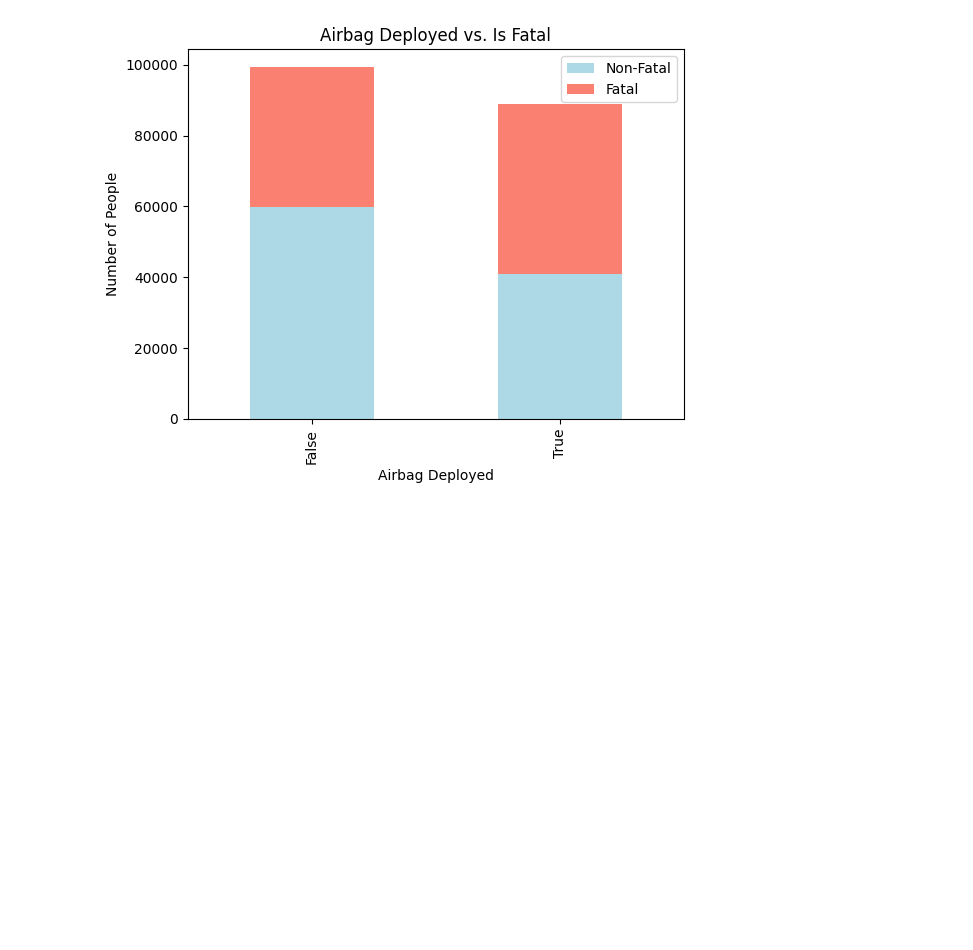
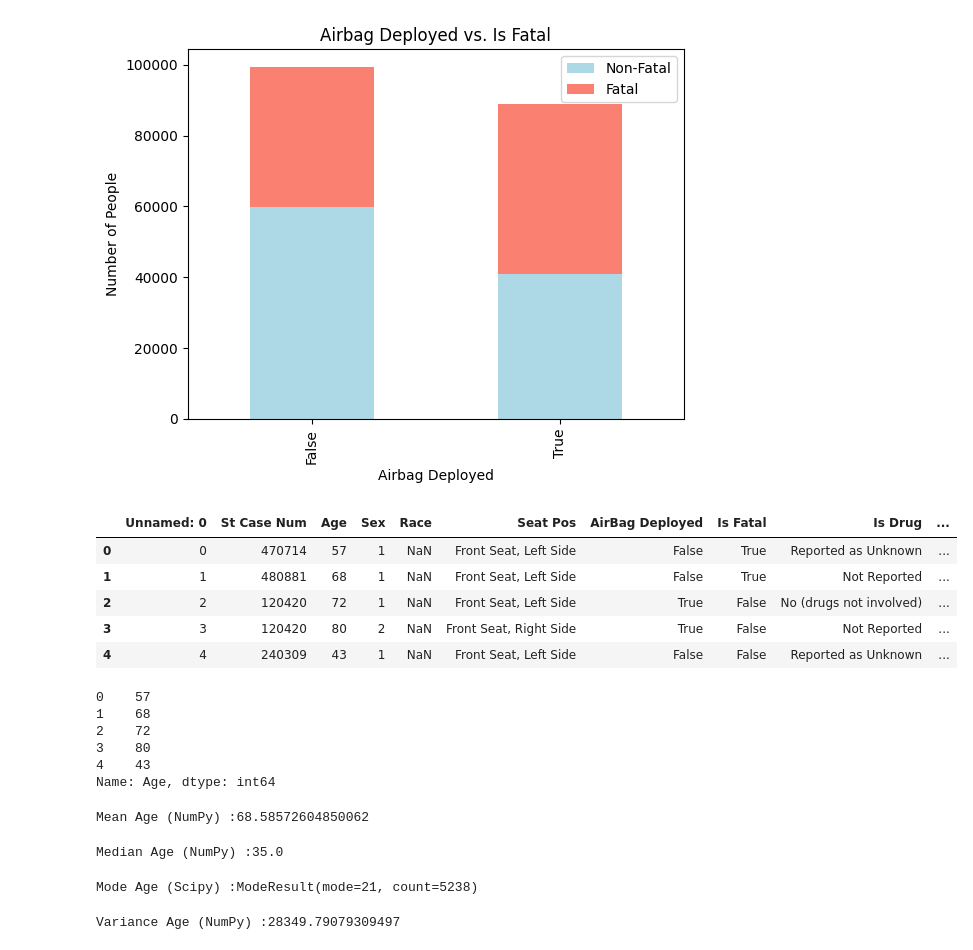
Before and after one commit to dcheung0720/Data-Wizards-1, a Jupyter notebook: People_Involved.ipynb, the cells around one changed output. Saved outputs shown, nothing was run; the diff lists cells and outputs as text; code cells hidden in the pictures; blank space fills up the shorter version.

Commit message:
Calculating mean, median, mode, variance and standard deviation of Age group

```diff
--- a/People_Involved.ipynb
+++ b/People_Involved.ipynb
@@ -40,3 +42,47 @@ plt.legend(['Non-Fatal', 'Fatal'])
 plt.show()
 # %% [output]
 [figure]
+# %%
+# read the age data
+Age_df = pd.read_csv("Resources/People_Involved.csv")
+Age = Age_df["Age"]
+# %%
+Age_df.head()
+# %% [output]
+|  | Unnamed: 0 | St Case Num | Age | Sex | Race | Seat Pos | AirBag Deployed | Is Fatal | Is Drug | ... |
+| 0 | 0 | 470714 | 57 | 1 | NaN | Front Seat, Left Side | False | True | Reported as Unknown | ... |
+| 1 | 1 | 480881 | 68 | 1 | NaN | Front Seat, Left Side | False | True | Not Reported | ... |
+| 2 | 2 | 120420 | 72 | 1 | NaN | Front Seat, Left Side | True | False | No (drugs not involved) | ... |
+| 3 | 3 | 120420 | 80 | 2 | NaN | Front Seat, Right Side | True | False | Not Reported | ... |
+| 4 | 4 | 240309 | 43 | 1 | NaN | Front Seat, Left Side | False | False | Reported as Unknown | ... |
+# %%
+Age.head()
+# %% [output]
+0    57
+1    68
+2    72
+3    80
+4    43
+Name: Age, dtype: int64
+# %%
+# Calculating mean, median and mode
+mean_numpy =np.mean(Age)
+print(f"Mean Age (NumPy) :{mean_numpy}")
+# %% [output]
+Mean Age (NumPy) :68.58572604850062
+# %%
+median_numpy =np.median(Age)
+print(f"Median Age (NumPy) :{median_numpy}")
+# %% [output]
+Median Age (NumPy) :35.0
+# %%
+mode_scipy = st.mode(Age)
+print(f"Mode Age (Scipy) :{mode_scipy}")
+# %% [output]
+Mode Age (Scipy) :ModeResult(mode=21, count=5238)
+# %%
+# Calculating the Variance and STandard deviation
+var_numpy = np.var(Age,ddof =0)
+print(f"Variance Age (NumPy) :{var_numpy}")
+# %% [output]
+Variance Age (NumPy) :28349.79079309497
```
Also changed, not shown: parts of 2 cells of this notebook.
